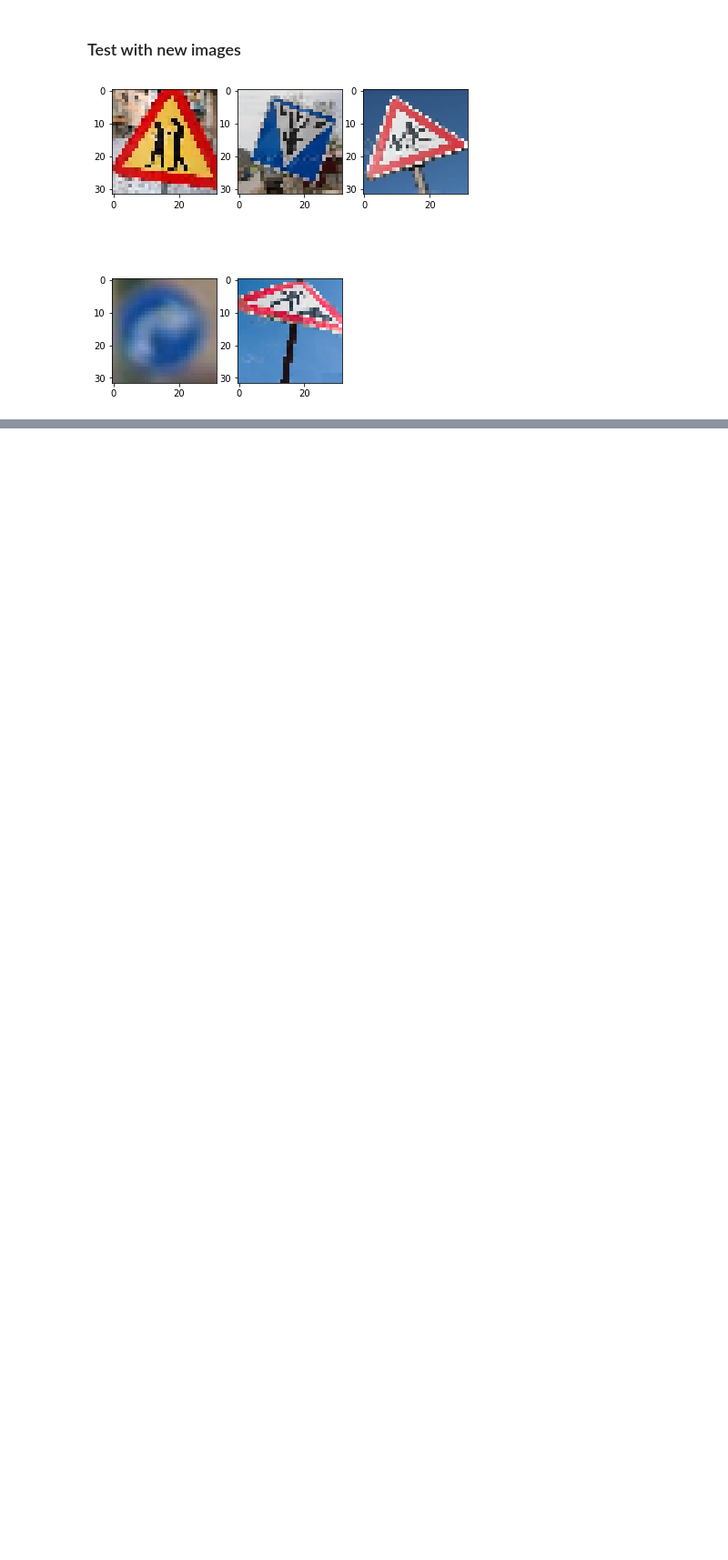
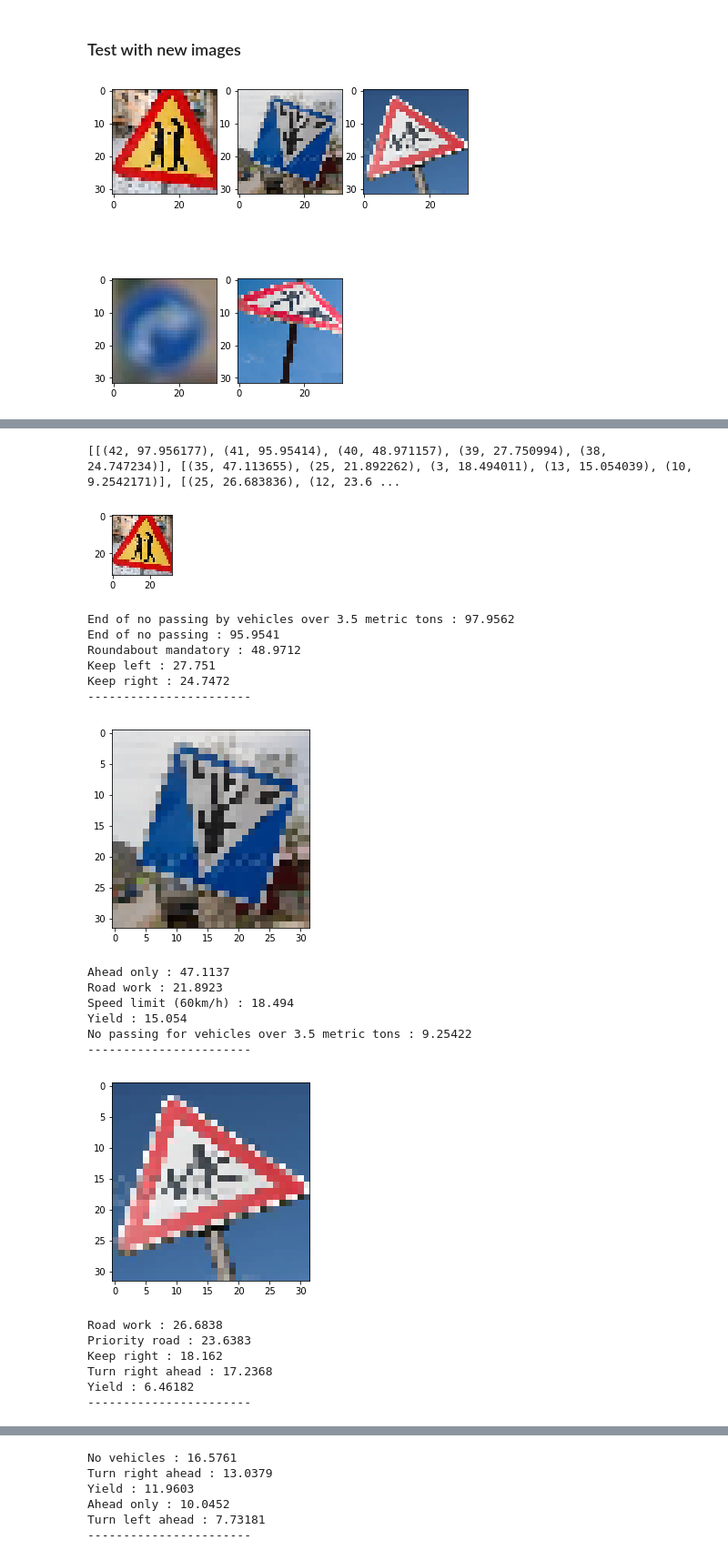
Before and after one commit to rahul1593/Traffic-Sign-Classifier, a Jupyter notebook: P2_test.ipynb, the cells around one changed output, grey strips where cells are left out. Shown at 91% size. Saved outputs shown, nothing was run; the diff lists cells and outputs as text; code cells hidden in the pictures; blank space fills up the shorter version.

```diff
--- a/P2_test.ipynb
+++ b/P2_test.ipynb
@@ -279,0 +294,59 @@ FailedPreconditionError: Attempting to use uninitialized value Variable_100
+# %%
+tpf_p_l = [None]*5
+for i in range(5):
+    tpf_p = []
+    tpf_d = {}
+    pb = res_l[i][0]
+    for p in range(len(pb)):
+        tpf_p.append(pb[p])
+        tpf_d[pb[p]] = p
+    tpf_p.sort(reverse=True)
+    #print(tpf_p)
+    tpf_p_l[i] = []
+    itm_l = []
+    for j in range(5):
+        tpf_p_l[i].append(tpf_d[tpf_p[j]])
+        itm_l.append(tpf_p[j])
+    tpf_p_l[i] = list(zip(tpf_p_l[i], itm_l))
+print(tpf_p_l)
+# %% [output]
+[[(42, 97.956177), (41, 95.95414), (40, 48.971157), (39, 27.750994), (38, 24.747234)], [(35, 47.113655), (25, 21.892262), (3, 18.494011), (13, 15.054039), (10, 9.2542171)], [(25, 26.683836), (12, 23.6 ...
+# %%
+file = open("signames.csv", 'r')
+txt = file.read().split('\n')[1:]
+file.close()
+signs = []
+for line in txt:
+    signs.append(line.split(',')[-1])
+# %%
+#Display votes
+fig = plt.figure(figsize=(7,7))
+for i in range(5):
+    sf = fig.add_subplot(5, 1, i+1)
+    plt.imshow(test_images[i], cmap="gray")
+    plt.show()
+    for v in tpf_p_l[i]:
+        print(signs[v[0]],":",v[1])
+    print('-----------------------')
+# %% [output]
+[figure, added]
+End of no passing by vehicles over 3.5 metric tons : 97.9562
+End of no passing : 95.9541
+Roundabout mandatory : 48.9712
+Keep left : 27.751
+Keep right : 24.7472
+-----------------------
+[figure, added]
+Ahead only : 47.1137
+Road work : 21.8923
+Speed limit (60km/h) : 18.494
+Yield : 15.054
+No passing for vehicles over 3.5 metric tons : 9.25422
+-----------------------
+[figure, added]
+Road work : 26.6838
+Priority road : 23.6383
+Keep right : 18.162
+Turn right ahead : 17.2368
+Yield : 6.46182
+-----------------------
@@ -279,0 +354,6 @@ FailedPreconditionError: Attempting to use uninitialized value Variable_100
+No vehicles : 16.5761
+Turn right ahead : 13.0379
+Yield : 11.9603
+Ahead only : 10.0452
+Turn left ahead : 7.73181
+-----------------------
```
Also changed, not shown: parts of 5 cells of this notebook, 3 other files.
